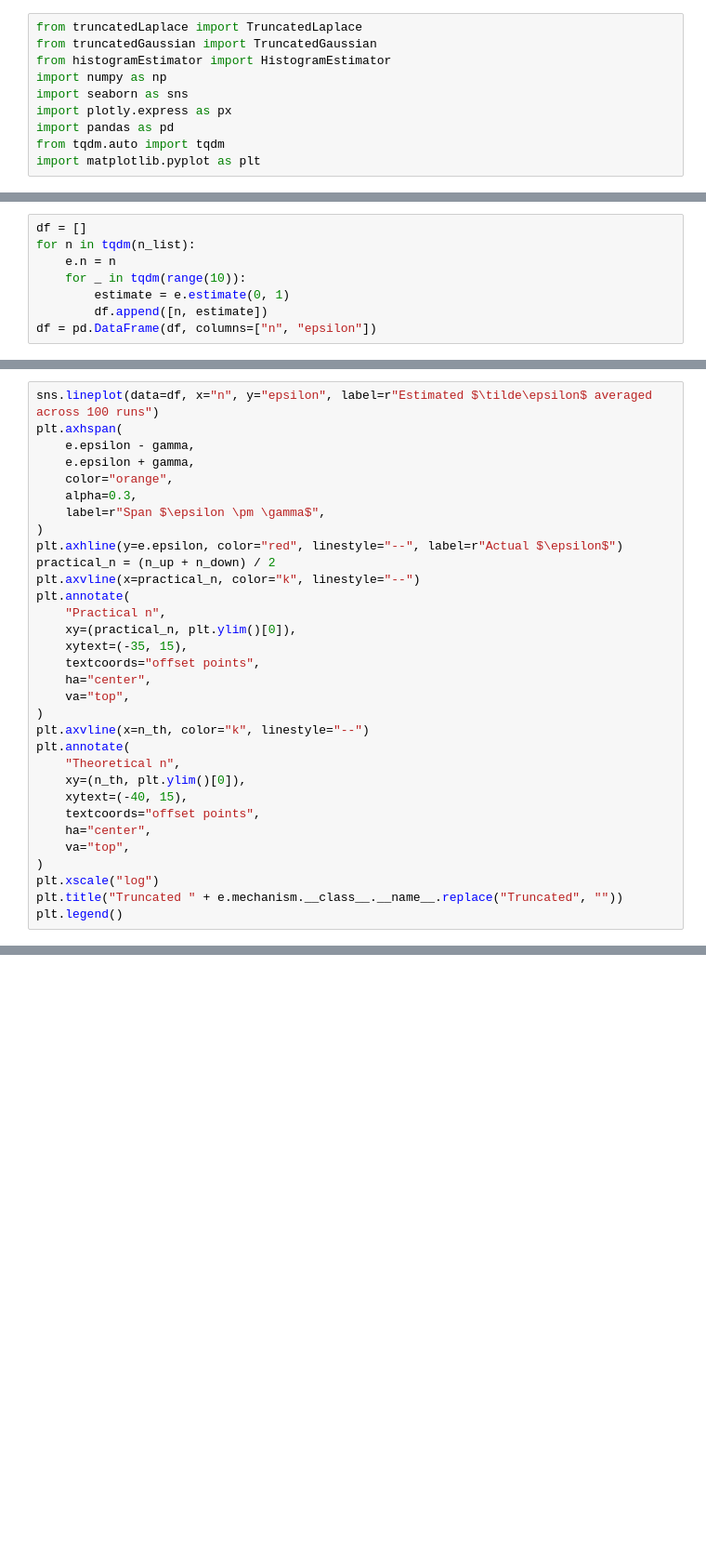
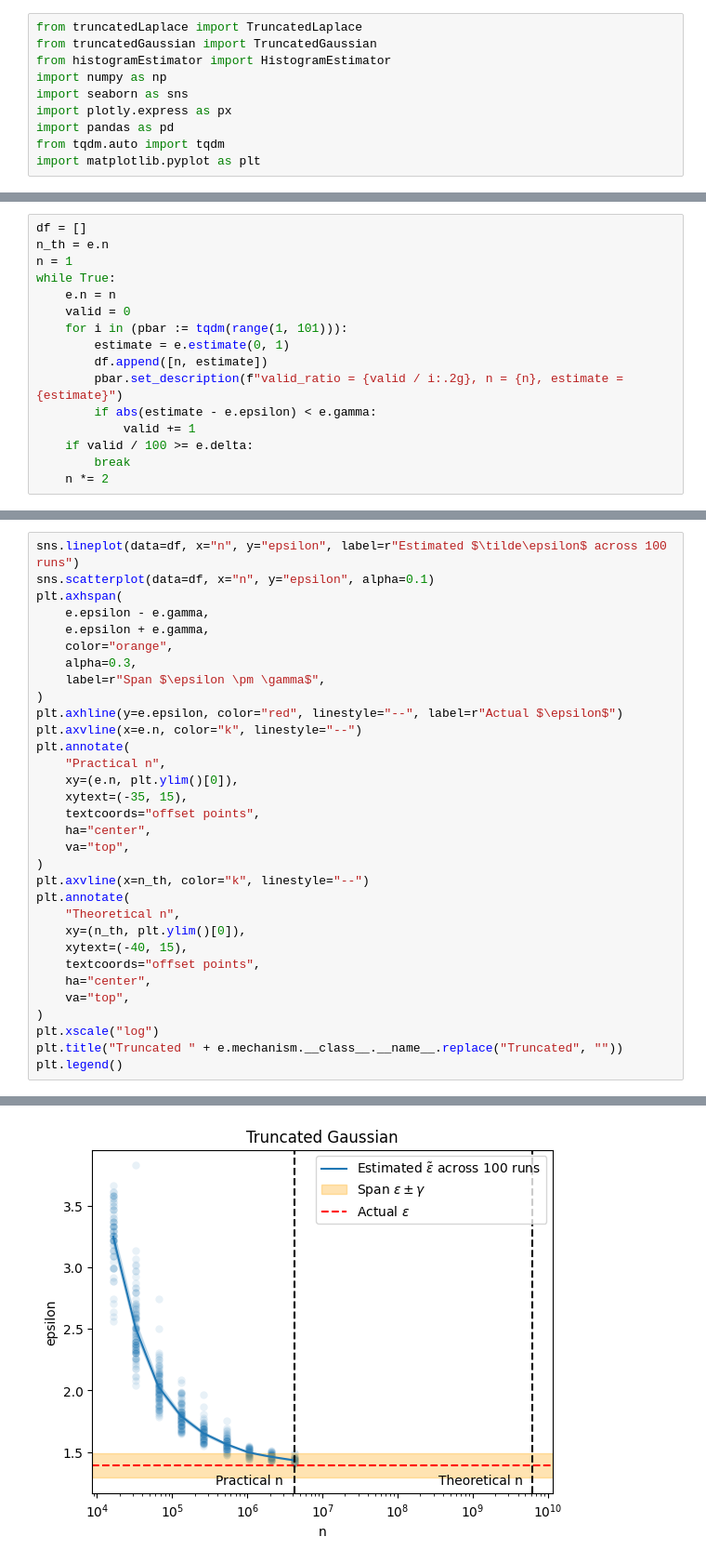
Before and after one commit to LouisJalouzot/DP-Estimation, a Jupyter notebook: experiments.ipynb, the cells around one changed output, grey strips where cells are left out. Shown at 93% size. Saved outputs shown, nothing was run; the diff lists cells and outputs as text; blank space fills up the shorter version.

```diff
--- a/experiments.ipynb
+++ b/experiments.ipynb
@@ -55,8 +46,0 @@ n_list = np.logspace(1, np.log10(n_th), 10).astype(int)
-# %%
-df = []
-for n in tqdm(n_list):
-    e.n = n
-    for _ in tqdm(range(10)):
-        estimate = e.estimate(0, 1)
-        df.append([n, estimate])
-df = pd.DataFrame(df, columns=["n", "epsilon"])
@@ -70,0 +47,16 @@ n_down = n_valid.index[index-1]
+# %%
+df = []
+n_th = e.n
+n = 1
+while True:
+    e.n = n
+    valid = 0
+    for i in (pbar := tqdm(range(1, 101))):
+        estimate = e.estimate(0, 1)
+        df.append([n, estimate])
+        pbar.set_description(f"valid_ratio = {valid / i:.2g}, n = {n}, estimate = {estimate}")
+        if abs(estimate - e.epsilon) < e.gamma:
+            valid += 1
+    if valid / 100 >= e.delta:
+        break
+    n *= 2
@@ -71,18 +65,18 @@ n_down = n_valid.index[index-1]
 # %%
-sns.lineplot(data=df, x="n", y="epsilon", label=r"Estimated $\tilde\epsilon$ averaged across 100 runs")
+sns.lineplot(data=df, x="n", y="epsilon", label=r"Estimated $\tilde\epsilon$ across 100 runs")
+sns.scatterplot(data=df, x="n", y="epsilon", alpha=0.1)
 plt.axhspan(
-    e.epsilon - gamma,
-    e.epsilon + gamma,
+    e.epsilon - e.gamma,
+    e.epsilon + e.gamma,
     color="orange",
     alpha=0.3,
     label=r"Span $\epsilon \pm \gamma$",
 )
 plt.axhline(y=e.epsilon, color="red", linestyle="--", label=r"Actual $\epsilon$")
-practical_n = (n_up + n_down) / 2
-plt.axvline(x=practical_n, color="k", linestyle="--")
+plt.axvline(x=e.n, color="k", linestyle="--")
 plt.annotate(
     "Practical n",
-    xy=(practical_n, plt.ylim()[0]),
+    xy=(e.n, plt.ylim()[0]),
     xytext=(-35, 15),
     textcoords="offset points",
     ha="center",
@@ -100,3 +94,4 @@ plt.annotate(
 plt.xscale("log")
 plt.title("Truncated " + e.mechanism.__class__.__name__.replace("Truncated", ""))
 plt.legend()
+# %% [output]
@@ -102,0 +99 @@ plt.legend()
+[figure, added]
```
Also changed, not shown: parts of 10 cells of this notebook, 5 other files.
